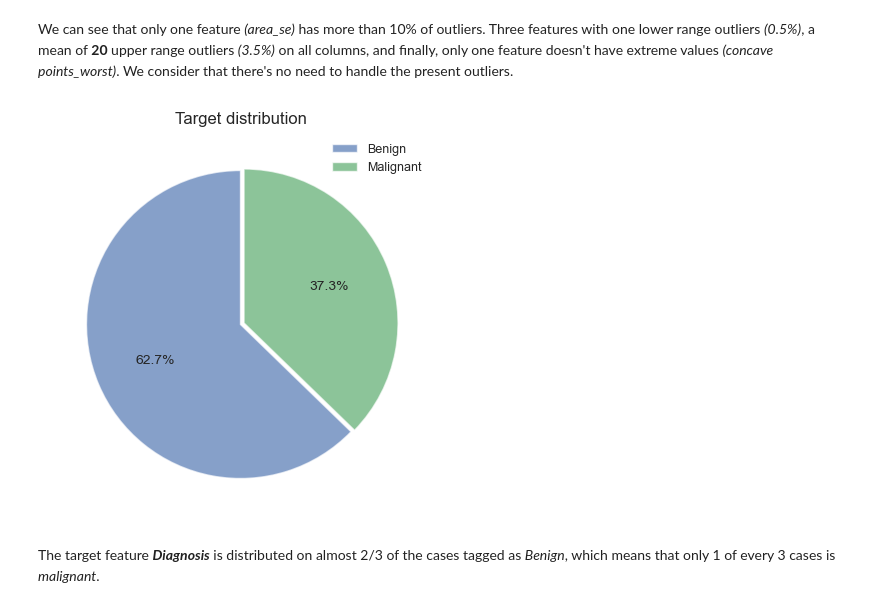
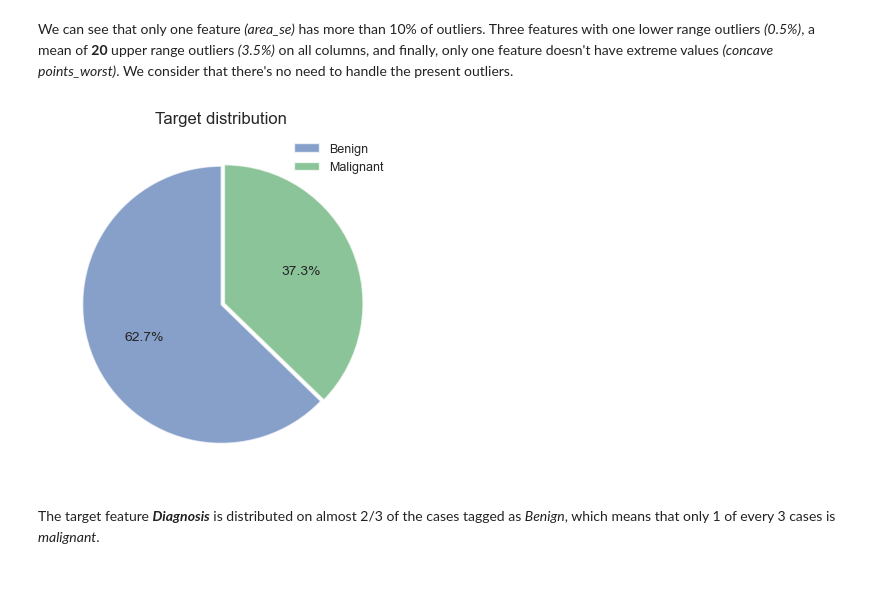
Before and after one commit to JV-Peluso/Breast_Cancer, a Jupyter notebook: BC_notebook.ipynb, the cells around one changed output. Cells and saved outputs as stored; diff of their text form; code cells hidden in the pictures; blank space fills up the shorter version.

```diff
--- a/BC_notebook.ipynb
+++ b/BC_notebook.ipynb
@@ -342,15 +351,15 @@ We can see that only one feature *(area_se)* has more than 10% of outliers. Thre
 # %%
 # Draw a pie chart to see the distribution of the target column "Diagnosis"
 pg = plotMaster()
 df.groupby('diagnosis').count().iloc[:,0].plot(kind='pie', startangle = 90, textprops={'size': 10},
-                                           autopct='%1.1f%%', figsize=(5,5), colors = ['b','g'],
+                                           autopct='%1.1f%%', figsize=(4.5,4.5), colors = ['b','g'],
                                            explode = (0, 0.025), labels = ['',''], wedgeprops={'alpha' : 0.675})
 plt.axis('off')
 plt.legend(['Benign','Malignant'],loc=1, frameon=False, fontsize = 9)
 plt.title('Target distribution', fontsize = 12)
 plt.show()
 # %% [output]
-[figure, old version]
+[figure, new version]
 # %% [markdown]
 The target feature _**Diagnosis**_ is distributed on almost 2/3 of the cases tagged as _Benign_, which means that only 1 of every 3 cases is _malignant_.
 # %% [markdown]
```
Also changed, not shown: parts of 35 cells of this notebook.
